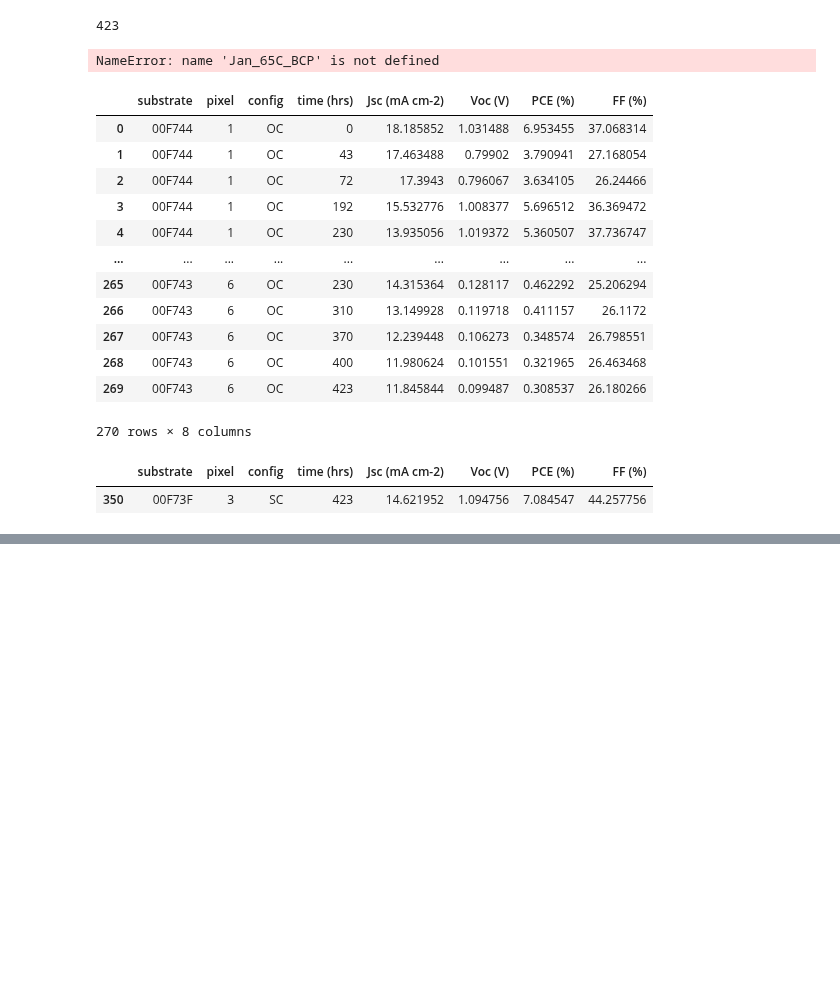
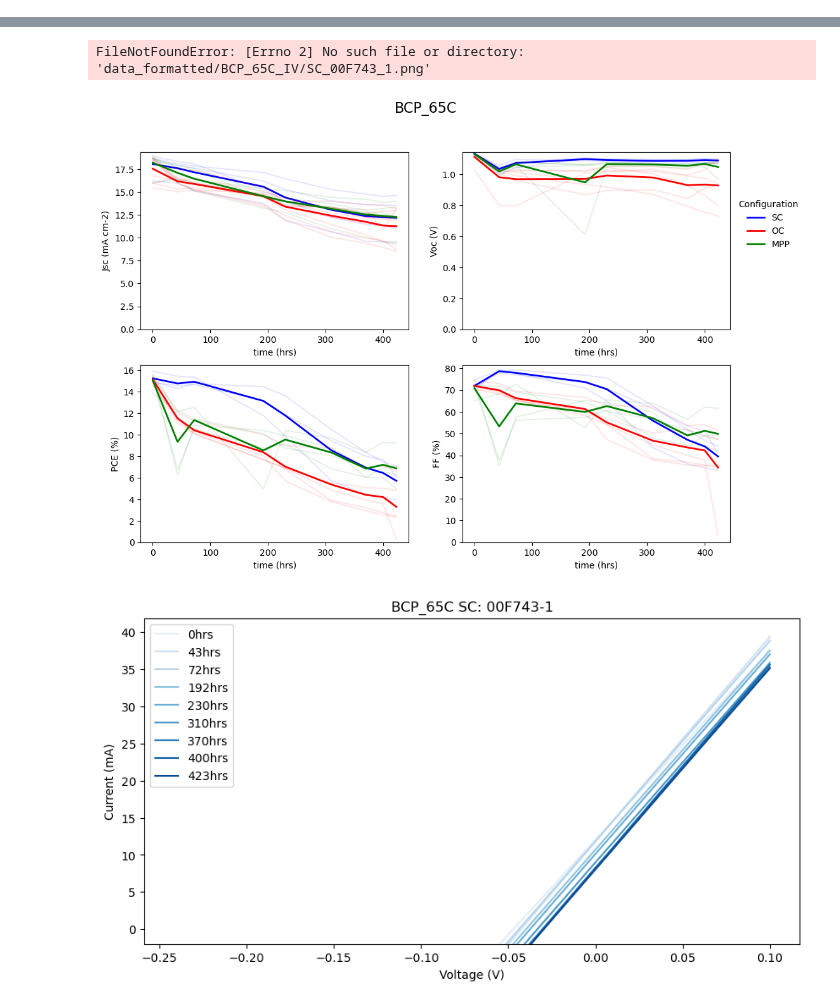
Before and after one commit to 980-emma/MPhys-stability, a Jupyter notebook: main.ipynb, the cells around one changed output, grey strips where cells are left out. Drawn from its saved outputs; the diff is of its cells as text; code cells hidden in the pictures; blank space fills up the shorter version.

Commit message:
plotting

```diff
--- a/main.ipynb
+++ b/main.ipynb
@@ -1,2 +1,24 @@
+# %%
+batches = {'BCP_65C': 'BCP_65C/Grayavelabs_Jan_65C_BCP',
+           'BCP_85C': 'BCP_85C/Jan09',
+           'FACs_75C': 'FACs_75C/Dec9th',
+           'SnO2_65C': 'SnO2_65C/Grayavelabs_Jan_65C_SnO2',
+           'SnO2_85C': 'SnO2_85C/Jan8th'}
+
+data_folder = 'data_raw' # path to raw data
+save_folder = 'data_formatted' # path to save formatted data
+config_file = 'config.xlsx' # path to config file
+
+thresholds0 = {'Jsc (mA cm-2)': [15, 20], # starting thresholds
+            'Voc (V)' : [0.8,2],
+            'PCE (%)': [10,100],
+            'FF (%)': [50,100]}
+
+thresholds_all = {'Jsc (mA cm-2)': [0, 30], # starting thresholds
+                 'Voc (V)' : [0,3],
+                'PCE (%)': [0,100],
+                'FF (%)': [0,100]}
+
+config_dict = {'SC': 'blue', 'OC': 'red', 'MPP': 'green'}
 # %%
 # imports
@@ -101,4 +49,0 @@ BCP_65C\Grayavelabs_Jan_65C_BCP_423hrs_flippped_1739530011\A_00F73F_device3_1739
-# %%
-h
-# %% [output]
-423
@@ -111,25 +50,7 @@ FF_factor = 100
-# %%
-Jan_65C_BCP.batch_dir
-# %% [output]
-NameError: name 'Jan_65C_BCP' is not defined
-# %%
-data
-# %% [output]
-|  | substrate | pixel | config | time (hrs) | Jsc (mA cm-2) | Voc (V) | PCE (%) | FF (%) |
-| 0 | 00F744 | 1 | OC | 0 | 18.185852 | 1.031488 | 6.953455 | 37.068314 |
-| 1 | 00F744 | 1 | OC | 43 | 17.463488 | 0.79902 | 3.790941 | 27.168054 |
-| 2 | 00F744 | 1 | OC | 72 | 17.3943 | 0.796067 | 3.634105 | 26.24466 |
-| 3 | 00F744 | 1 | OC | 192 | 15.532776 | 1.008377 | 5.696512 | 36.369472 |
-| 4 | 00F744 | 1 | OC | 230 | 13.935056 | 1.019372 | 5.360507 | 37.736747 |
-| ... | ... | ... | ... | ... | ... | ... | ... | ... |
-| 265 | 00F743 | 6 | OC | 230 | 14.315364 | 0.128117 | 0.462292 | 25.206294 |
-| 266 | 00F743 | 6 | OC | 310 | 13.149928 | 0.119718 | 0.411157 | 26.1172 |
-| 267 | 00F743 | 6 | OC | 370 | 12.239448 | 0.106273 | 0.348574 | 26.798551 |
-| 268 | 00F743 | 6 | OC | 400 | 11.980624 | 0.101551 | 0.321965 | 26.463468 |
-| 269 | 00F743 | 6 | OC | 423 | 11.845844 | 0.099487 | 0.308537 | 26.180266 |
-270 rows × 8 columns
-# %%
-data.loc[((data['substrate']==substrate) & (data['pixel']==pixel) & (data['time (hrs)']==h))]
-# %% [output]
-|  | substrate | pixel | config | time (hrs) | Jsc (mA cm-2) | Voc (V) | PCE (%) | FF (%) |
-| 350 | 00F73F | 3 | SC | 423 | 14.621952 | 1.094756 | 7.084547 | 44.257756 |
+# %%
+for name, dir in batches.items():
+    batch = Batch(batch_name=name, batch_dir=f'{data_folder}/{dir}', config_file=config_file, substrates_file=f'{data_folder}/{name}/Specific.csv')
+    batch.pop_df(save=True, save_path=f'{save_folder}/{name}/{name}.csv') # populate df done separately for saving configurations and so that Voc, Jsc, FF, and PCE factors can be changed manually
+    batch.plot_overview(thresholds0, thresholds_all, config_dict, save=True, save_path=f'{save_folder}/{name}_overview.png', title=name) # plot overview
+    batch.plot_IV(save=True, save_path=f'{save_folder}/{name}_IV/{name}') # plot IV
+# %% [output]
@@ -135,0 +64,3 @@ data.loc[((data['substrate']==substrate) & (data['pixel']==pixel) & (data['time
+FileNotFoundError: [Errno 2] No such file or directory: 'data_formatted/BCP_65C_IV/SC_00F743_1.png'
+[figure, added]
+[figure, added]
```
Also changed, not shown: parts of 7 cells of this notebook, 5 other files.
